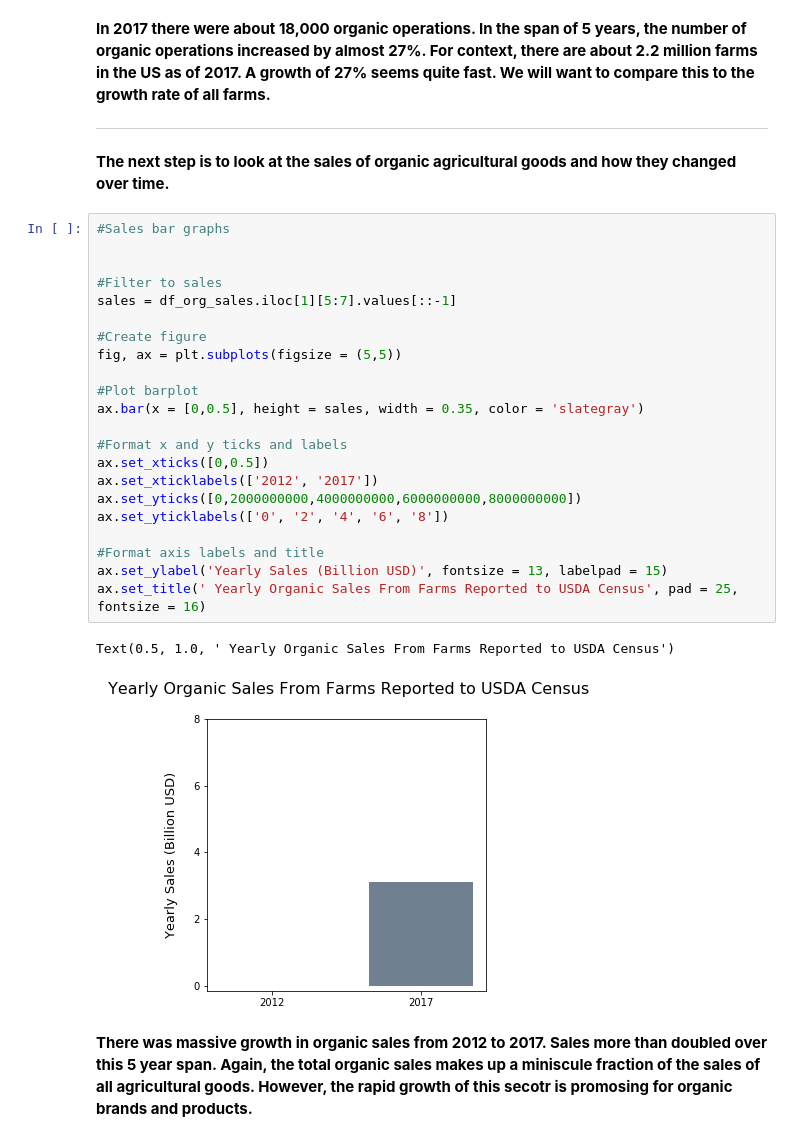
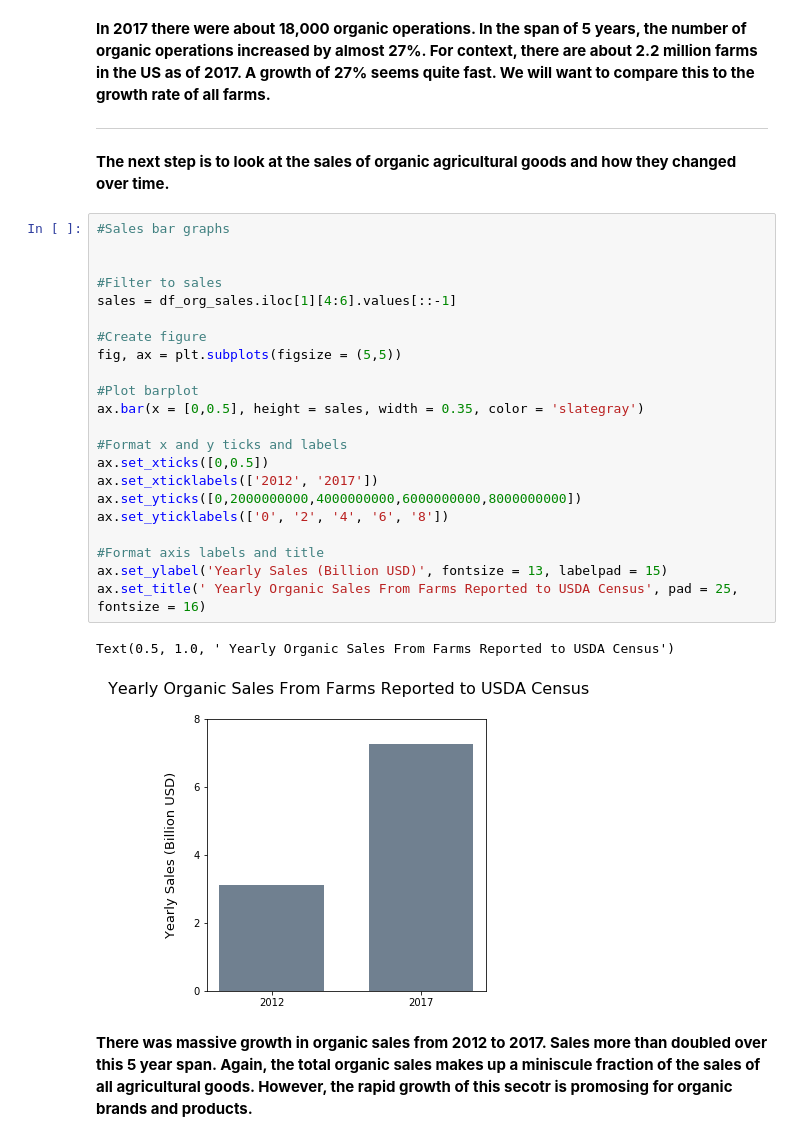
Before and after one commit to christopher-reed/Farm-Economic-Resilience, a Jupyter notebook: USDA_Ag_Census_Analysis.ipynb, the cells around one changed output. Cells and saved outputs as stored; diff of their text form.

```diff
--- a/USDA_Ag_Census_Analysis.ipynb
+++ b/USDA_Ag_Census_Analysis.ipynb
@@ -266,28 +266,28 @@ Text(0.5, 1.0, 'Number of Operations with Organic Sales Reported to USDA Census'
 # %%
 #Sales bar graphs
 
 
 #Filter to sales
-sales = df_org_sales.iloc[1][5:7].values[::-1]
+sales = df_org_sales.iloc[1][4:6].values[::-1]
 
 #Create figure
 fig, ax = plt.subplots(figsize = (5,5))
 
 #Plot barplot
 ax.bar(x = [0,0.5], height = sales, width = 0.35, color = 'slategray')
 
 #Format x and y ticks and labels
 ax.set_xticks([0,0.5])
 ax.set_xticklabels(['2012', '2017'])
 ax.set_yticks([0,2000000000,4000000000,6000000000,8000000000])
 ax.set_yticklabels(['0', '2', '4', '6', '8'])
 
 #Format axis labels and title
 ax.set_ylabel('Yearly Sales (Billion USD)', fontsize = 13, labelpad = 15)
 ax.set_title(' Yearly Organic Sales From Farms Reported to USDA Census', pad = 25, fontsize = 16)
 # %% [output]
 Text(0.5, 1.0, ' Yearly Organic Sales From Farms Reported to USDA Census')
-[figure, old version]
+[figure, new version]
 # %% [markdown]
 **There was massive growth in organic sales from 2012 to 2017. Sales more than doubled over this 5 year span. Again, the total organic sales makes up a miniscule fraction of the sales of all agricultural goods. However, the rapid growth of this secotr is promosing for organic brands and products.**
 # %% [markdown]
```
Also changed, not shown: parts of 3 cells of this notebook.
